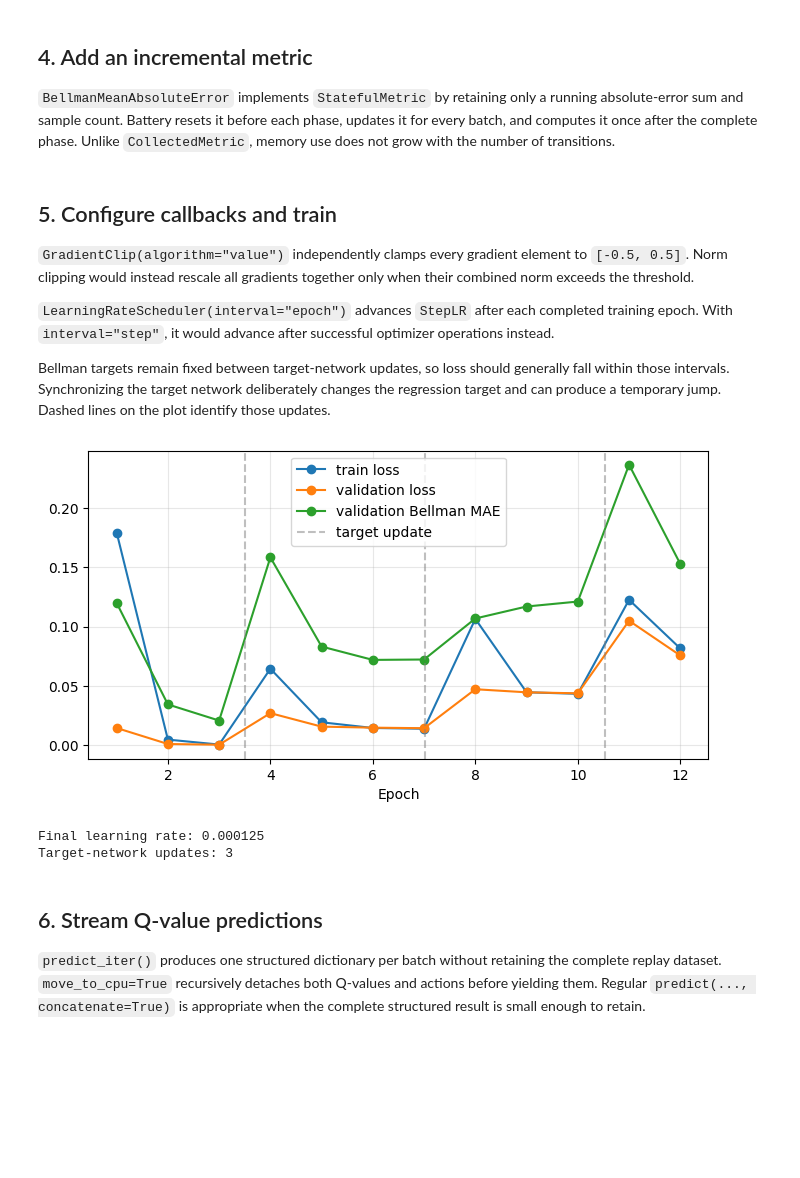
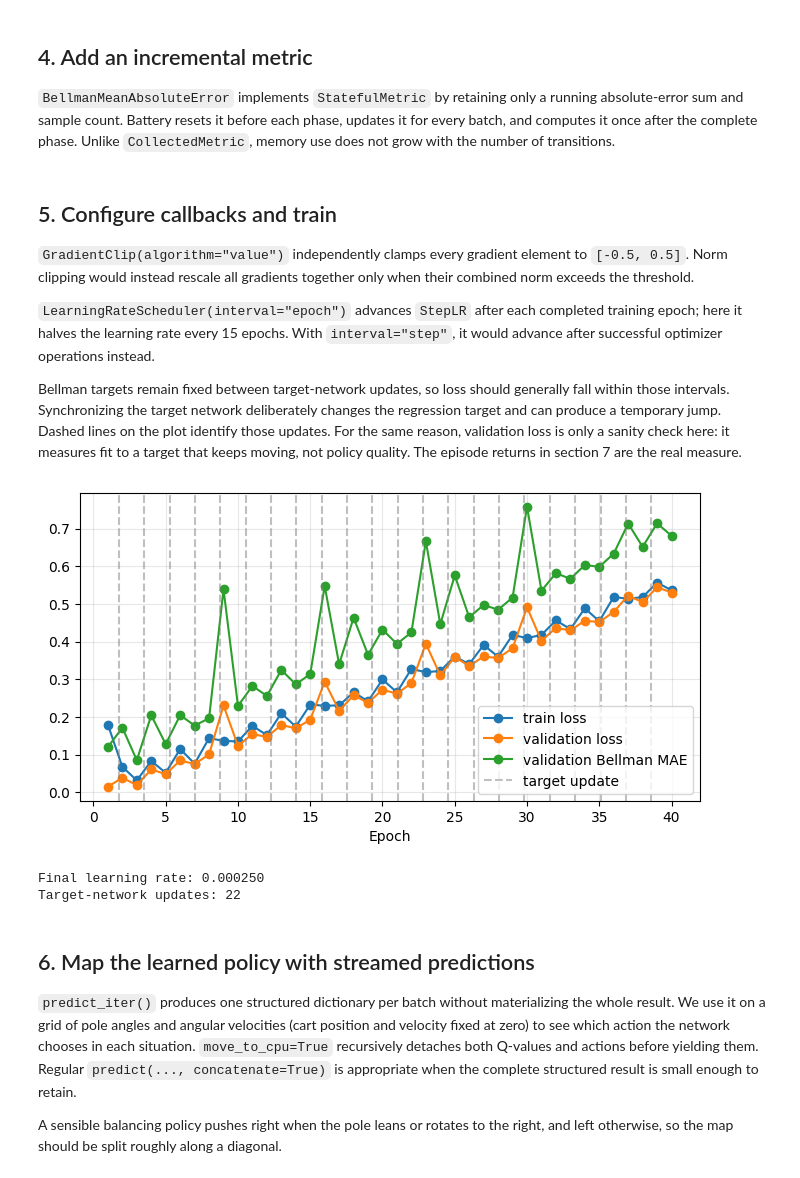
Before and after one commit to michalszc/torch-batteries, a Jupyter notebook: notebooks/cartpole_reinforcement_learning.ipynb, the cells around one changed output. Saved outputs shown, nothing was run; the diff lists cells and outputs as text; code cells hidden in the pictures; blank space fills up the shorter version.

```diff
--- a/notebooks/cartpole_reinforcement_learning.ipynb
+++ b/notebooks/cartpole_reinforcement_learning.ipynb
@@ -56,9 +56,9 @@ from torch_batteries import (
 SEED = 42
 BATCH_SIZE = 128
 COLLECTION_EPISODES = 400
-TRAINING_EPOCHS = 12
+TRAINING_EPOCHS = 40
 DISCOUNT = 0.99
-TARGET_UPDATE_STEPS = 200
+TARGET_UPDATE_STEPS = 100
 
 random.seed(SEED)
 torch.manual_seed(SEED)
@@ -215,15 +217,15 @@ bellman_mae = BellmanMeanAbsoluteError()
 
 `GradientClip(algorithm="value")` independently clamps every gradient element to `[-0.5, 0.5]`. Norm clipping would instead rescale all gradients together only when their combined norm exceeds the threshold.
 
-`LearningRateScheduler(interval="epoch")` advances `StepLR` after each completed training epoch. With `interval="step"`, it would advance after successful optimizer operations instead.
+`LearningRateScheduler(interval="epoch")` advances `StepLR` after each completed training epoch; here it halves the learning rate every 15 epochs. With `interval="step"`, it would advance after successful optimizer operations instead.
 
-Bellman targets remain fixed between target-network updates, so loss should generally fall within those intervals. Synchronizing the target network deliberately changes the regression target and can produce a temporary jump. Dashed lines on the plot identify those updates.
+Bellman targets remain fixed between target-network updates, so loss should generally fall within those intervals. Synchronizing the target network deliberately changes the regression target and can produce a temporary jump. Dashed lines on the plot identify those updates. For the same reason, validation loss is only a sanity check here: it measures fit to a target that keeps moving, not policy quality. The episode returns in section 7 are the real measure.
 # %%
 from torch_batteries.callbacks import GradientClip, LearningRateScheduler
 
 model = CartPoleDQN()
 optimizer = torch.optim.AdamW(model.online.parameters(), lr=1e-3)
-scheduler = torch.optim.lr_scheduler.StepLR(optimizer, step_size=4, gamma=0.5)
+scheduler = torch.optim.lr_scheduler.StepLR(optimizer, step_size=15, gamma=0.5)
 callbacks = [
     GradientClip(value=0.5, algorithm="value"),
     LearningRateScheduler(scheduler, interval="epoch"),
@@ -241,38 +243,40 @@ history = battery.fit(
 epochs = range(1, len(history["train_loss"]) + 1)
 plt.figure(figsize=(8, 4))
 plt.plot(epochs, history["train_loss"], marker="o", label="train loss")
 plt.plot(epochs, history["val_loss"], marker="o", label="validation loss")
 plt.plot(
     epochs,
     history["val_metrics"]["bellman_mae"],
     marker="o",
     label="validation Bellman MAE",
 )
 target_update_epochs = range(
     TARGET_UPDATE_STEPS,
     len(train_loader) * TRAINING_EPOCHS + 1,
     TARGET_UPDATE_STEPS,
 )
 for index, update_step in enumerate(target_update_epochs):
     plt.axvline(
         update_step / len(train_loader),
         color="gray",
         linestyle="--",
         alpha=0.5,
         label="target update" if index == 0 else None,
     )
 plt.xlabel("Epoch")
 plt.legend()
 plt.grid(alpha=0.3)
 plt.show()
 print(f"Final learning rate: {optimizer.param_groups[0]['lr']:.6f}")
 print(f"Target-network updates: {model.target_updates}")
 # %% [output]
-[figure, old version]
+[figure, new version]
-Final learning rate: 0.000125
-Target-network updates: 3
+Final learning rate: 0.000250
+Target-network updates: 22
 # %% [markdown]
-## 6. Stream Q-value predictions
+## 6. Map the learned policy with streamed predictions
 
-`predict_iter()` produces one structured dictionary per batch without retaining the complete replay dataset. `move_to_cpu=True` recursively detaches both Q-values and actions before yielding them. Regular `predict(..., concatenate=True)` is appropriate when the complete structured result is small enough to retain.
+`predict_iter()` produces one structured dictionary per batch without materializing the whole result. We use it on a grid of pole angles and angular velocities (cart position and velocity fixed at zero) to see which action the network chooses in each situation. `move_to_cpu=True` recursively detaches both Q-values and actions before yielding them. Regular `predict(..., concatenate=True)` is appropriate when the complete structured result is small enough to retain.
+
+A sensible balancing policy pushes right when the pole leans or rotates to the right, and left otherwise, so the map should be split roughly along a diagonal.
 # %%
```
Also changed, not shown: parts of 5 cells of this notebook, 8 other files.
